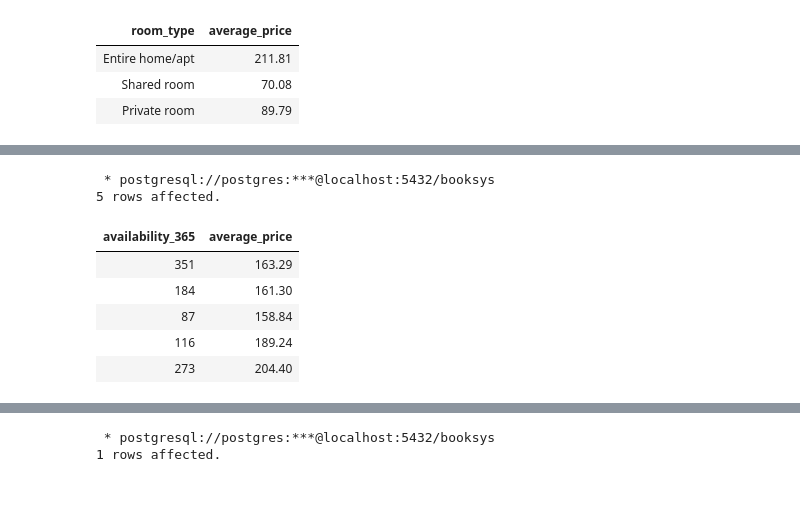
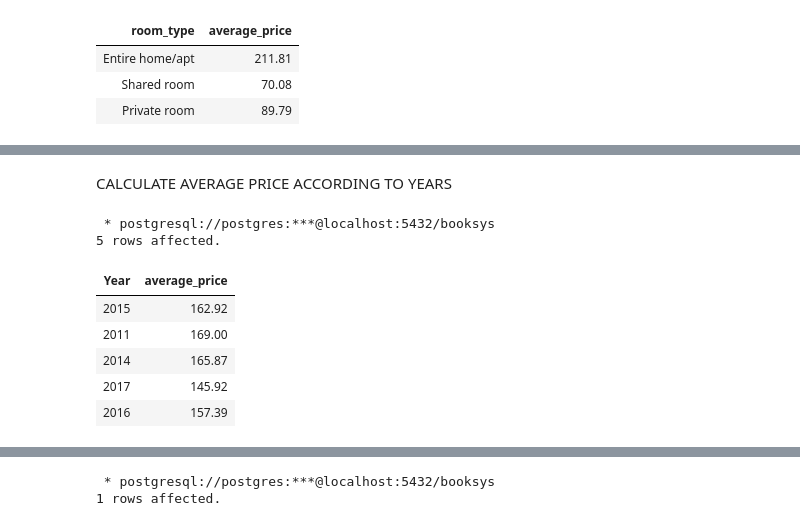
Before and after one commit to The-DigitalAcademy/Machine_Learning_Airbnb, a Jupyter notebook: AIRBNB(SQL).ipynb, the cells around one changed output, grey strips where cells are left out. Saved outputs shown, nothing was run; the diff lists cells and outputs as text; code cells hidden in the pictures; blank space fills up the shorter version.

```diff
--- a/AIRBNB(SQL).ipynb
+++ b/AIRBNB(SQL).ipynb
@@ -97,15 +199,18 @@ GROUP BY "room_type";
+# %% [markdown]
+CALCULATE AVERAGE PRICE ACCORDING TO YEARS
 # %%
 %%sql
-SELECT "availability_365", AVG(price)::numeric(10, 2) AS average_price
+
+SELECT "Year", AVG(price)::numeric(10, 2) AS average_price
 FROM "AirBNB_modified"
-GROUP BY "availability_365"
+GROUP BY "Year"
 limit 5;
 # %% [output]
  * postgresql://postgres:***@localhost:5432/booksys
 5 rows affected.
-| availability_365 | average_price |
-| 351 | 163.29 |
-| 184 | 161.30 |
-| 87 | 158.84 |
-| 116 | 189.24 |
-| 273 | 204.40 |
+| Year | average_price |
+| 2015 | 162.92 |
+| 2011 | 169.00 |
+| 2014 | 165.87 |
+| 2017 | 145.92 |
+| 2016 | 157.39 |
```
Also changed, not shown: parts of 35 cells of this notebook.
